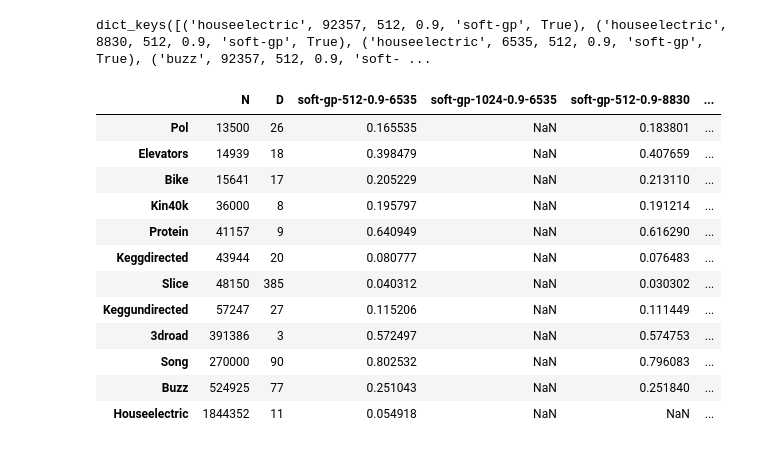
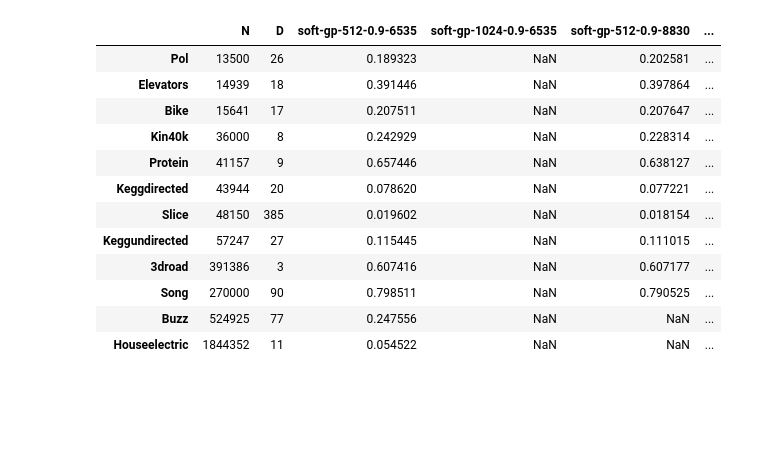
Before and after one commit to danehuang/softki, a Jupyter notebook: analysis/noise.ipynb, the cells around one changed output. Cells and saved outputs as stored; diff of their text form; code cells hidden in the pictures; blank space fills up the shorter version.

```diff
--- a/analysis/noise.ipynb
+++ b/analysis/noise.ipynb
@@ -15,3 +15,8 @@ from data.get_uci import all_datasets
 from analysis.util import fetch, init_uci_dict, get_uci_info
 
 uci_info = get_uci_info()
+# %%
+filters = {
+    "group": "noise"
+}
+raw = fetch("soft-gp-3", filters)
@@ -18,8 +40,8 @@ uci_info = get_uci_info()
 # %%
 filters = {
-    "group": "benchmark8"
+    "group": "benchmark"
 }
-raw_orig = fetch("soft-gp-2", filters)
+raw_orig = fetch("soft-gp-3", filters)
 # %%
 runs2 = {}
 uci_dict2 = {}
@@ -136,33 +153,6 @@ raw = fetch("soft-gp-2", filters)
-# %%
-runs = {}
-uci_dict = {}
-for exp in raw:
-    model = exp.config["model.name"]
-    dataset = exp.config["dataset.name"]
-    num_inducing = exp.config["model.num_inducing"]
-    dtype = exp.config["model.dtype"]
-    seed = exp.config["training.seed"]
-    learn_noise = exp.config["model.learn_noise"]
-    train_frac = float(exp.config["dataset.train_frac"])
-    uci_dict[(dataset, seed, num_inducing, train_frac, model, learn_noise)] = exp.history
-    runs[(dataset, seed, num_inducing, train_frac, model, learn_noise)] = exp.run.id
-
-print(uci_dict.keys())
-# %% [output]
-dict_keys([('houseelectric', 92357, 512, 0.9, 'soft-gp', True), ('houseelectric', 8830, 512, 0.9, 'soft-gp', True), ('houseelectric', 6535, 512, 0.9, 'soft-gp', True), ('buzz', 92357, 512, 0.9, 'soft- ...
 # %%
-# UCI_INFO = {
-#     "N": [int(np.floor(N * 0.9)) for _, N, _, _ in uci_info],
-#     "D": [D for _, _, D, _ in uci_info],
-#     # "exact-rep": [e for _, _, _, e in uci_info],
-# }
-# KZZ = {}
-# all_bins = {}
-
-models = ["soft-gp"]
 seeds = [6535, 8830, 92357]
 
-# models = ["sv-gp"]
 for ln in [True]:
     model = "soft-gp"
     for seed in seeds:
@@ -186,45 +176,45 @@ for ln in [True]:
                 bins2 += [uci_dict[(dataset, seed, num_inducing, frac, model, ln)]["K_zz_bin_1e-20"][49]]
                 bins3 += [uci_dict[(dataset, seed, num_inducing, frac, model, ln)]["K_zz_bin_1e-10"][49]]
                 bins4 += [uci_dict[(dataset, seed, num_inducing, frac, model, ln)]["K_zz_bin_1e-05"][49]]
                 bins5 += [uci_dict[(dataset, seed, num_inducing, frac, model, ln)]["K_zz_bin_0.01"][49]]
                 bins6 += [uci_dict[(dataset, seed, num_inducing, frac, model, ln)]["K_zz_bin_0.5"][49]]
             except Exception as e:
                 xs += [np.nan]
                 ts += [np.nan]
                 bins1 += [np.nan]
                 bins2 += [np.nan]
                 bins3 += [np.nan]
                 bins4 += [np.nan]
                 bins5 += [np.nan]
                 bins6 += [np.nan]
                 print("Exception", e, model, dataset)
 
         UCI_INFO[f"{model}-{num_inducing}-{frac}-{ln}-{seed}"] = xs
         # UCI_INFO[f"time-{model}-{num_inducing}-{frac}-{seed}-{ln}"] = ts
         all_bins[f"0.0-{model}-{num_inducing}-{frac}-{ln}-{seed}"] = bins1
         all_bins[f"1e-20-{model}-{num_inducing}-{frac}-{ln}-{seed}"] = bins2
         all_bins[f"1e-10-{model}-{num_inducing}-{frac}-{ln}-{seed}"] = bins3
         all_bins[f"1e-05-{model}-{num_inducing}-{frac}-{ln}-{seed}"] = bins4
         all_bins[f"0.01-{model}-{num_inducing}-{frac}-{ln}-{seed}"] = bins5
         all_bins[f"0.5-{model}-{num_inducing}-{frac}-{ln}-{seed}"] = bins6
         KZZ[f"kzz-{model}-{num_inducing}-{ln}-{frac}-{seed}"] = K_zzs
 df = pd.DataFrame(data=UCI_INFO)
 df.index = [name.capitalize().replace("_", "-") for name, _, _, _ in uci_info]
 df
 # %% [output]
 |  | N | D | soft-gp-512-0.9-6535 | soft-gp-1024-0.9-6535 | soft-gp-512-0.9-8830 | ... |
-| Pol | 13500 | 26 | 0.165535 | NaN | 0.183801 | ... |
-| Elevators | 14939 | 18 | 0.398479 | NaN | 0.407659 | ... |
-| Bike | 15641 | 17 | 0.205229 | NaN | 0.213110 | ... |
-| Kin40k | 36000 | 8 | 0.195797 | NaN | 0.191214 | ... |
-| Protein | 41157 | 9 | 0.640949 | NaN | 0.616290 | ... |
-| Keggdirected | 43944 | 20 | 0.080777 | NaN | 0.076483 | ... |
-| Slice | 48150 | 385 | 0.040312 | NaN | 0.030302 | ... |
-| Keggundirected | 57247 | 27 | 0.115206 | NaN | 0.111449 | ... |
-| 3droad | 391386 | 3 | 0.572497 | NaN | 0.574753 | ... |
-| Song | 270000 | 90 | 0.802532 | NaN | 0.796083 | ... |
-| Buzz | 524925 | 77 | 0.251043 | NaN | 0.251840 | ... |
-| Houseelectric | 1844352 | 11 | 0.054918 | NaN | NaN | ... |
+| Pol | 13500 | 26 | 0.189323 | NaN | 0.202581 | ... |
+| Elevators | 14939 | 18 | 0.391446 | NaN | 0.397864 | ... |
+| Bike | 15641 | 17 | 0.207511 | NaN | 0.207647 | ... |
+| Kin40k | 36000 | 8 | 0.242929 | NaN | 0.228314 | ... |
+| Protein | 41157 | 9 | 0.657446 | NaN | 0.638127 | ... |
+| Keggdirected | 43944 | 20 | 0.078620 | NaN | 0.077221 | ... |
+| Slice | 48150 | 385 | 0.019602 | NaN | 0.018154 | ... |
+| Keggundirected | 57247 | 27 | 0.115445 | NaN | 0.111015 | ... |
+| 3droad | 391386 | 3 | 0.607416 | NaN | 0.607177 | ... |
+| Song | 270000 | 90 | 0.798511 | NaN | 0.790525 | ... |
+| Buzz | 524925 | 77 | 0.247556 | NaN | NaN | ... |
+| Houseelectric | 1844352 | 11 | 0.054522 | NaN | NaN | ... |
 # %%
 def pm_var(df, model):
     m = df[[f'{model}-6535', f'{model}-8830', f'{model}-92357']].mean(axis=1).round(3).astype(str)
```
Also changed, not shown: parts of 13 cells of this notebook, 1 other file.
